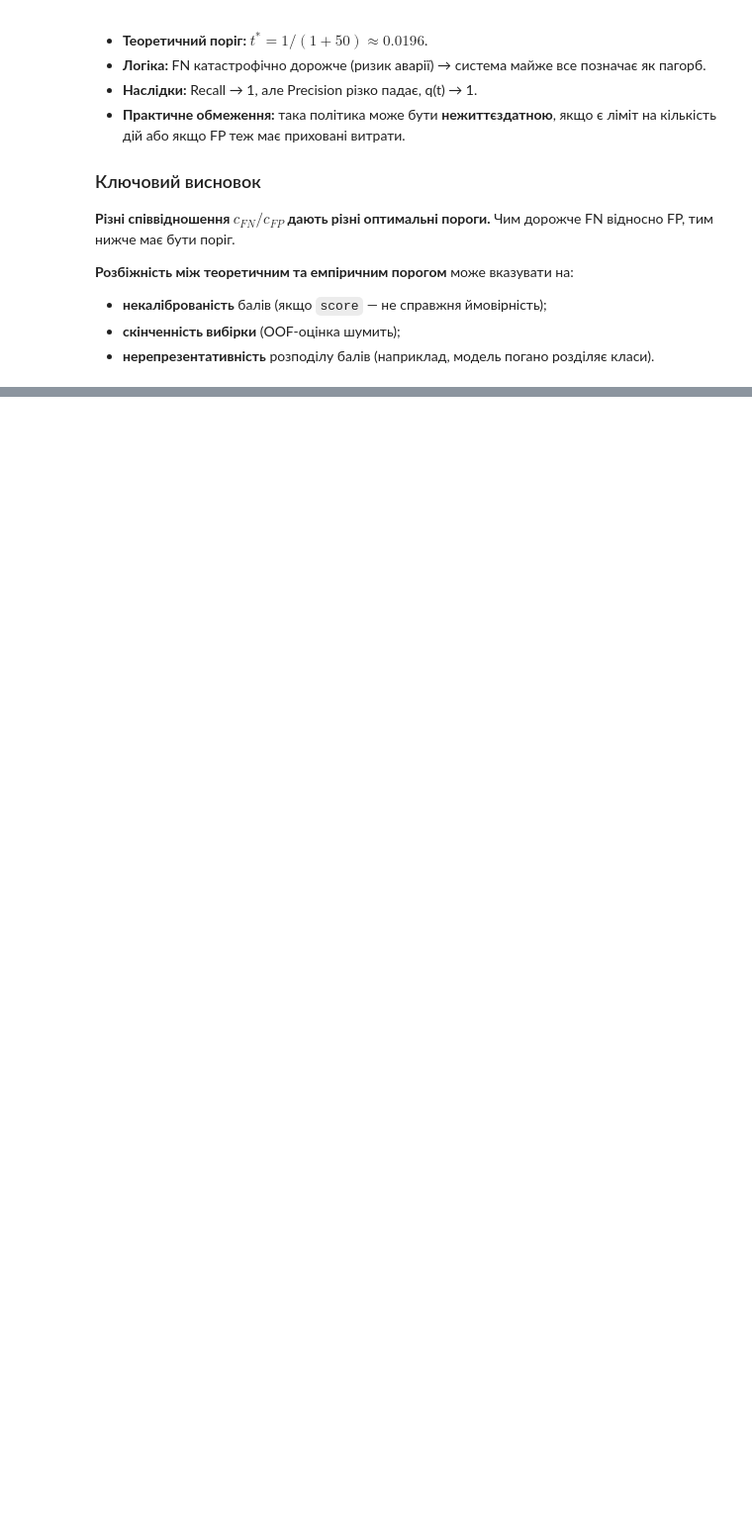
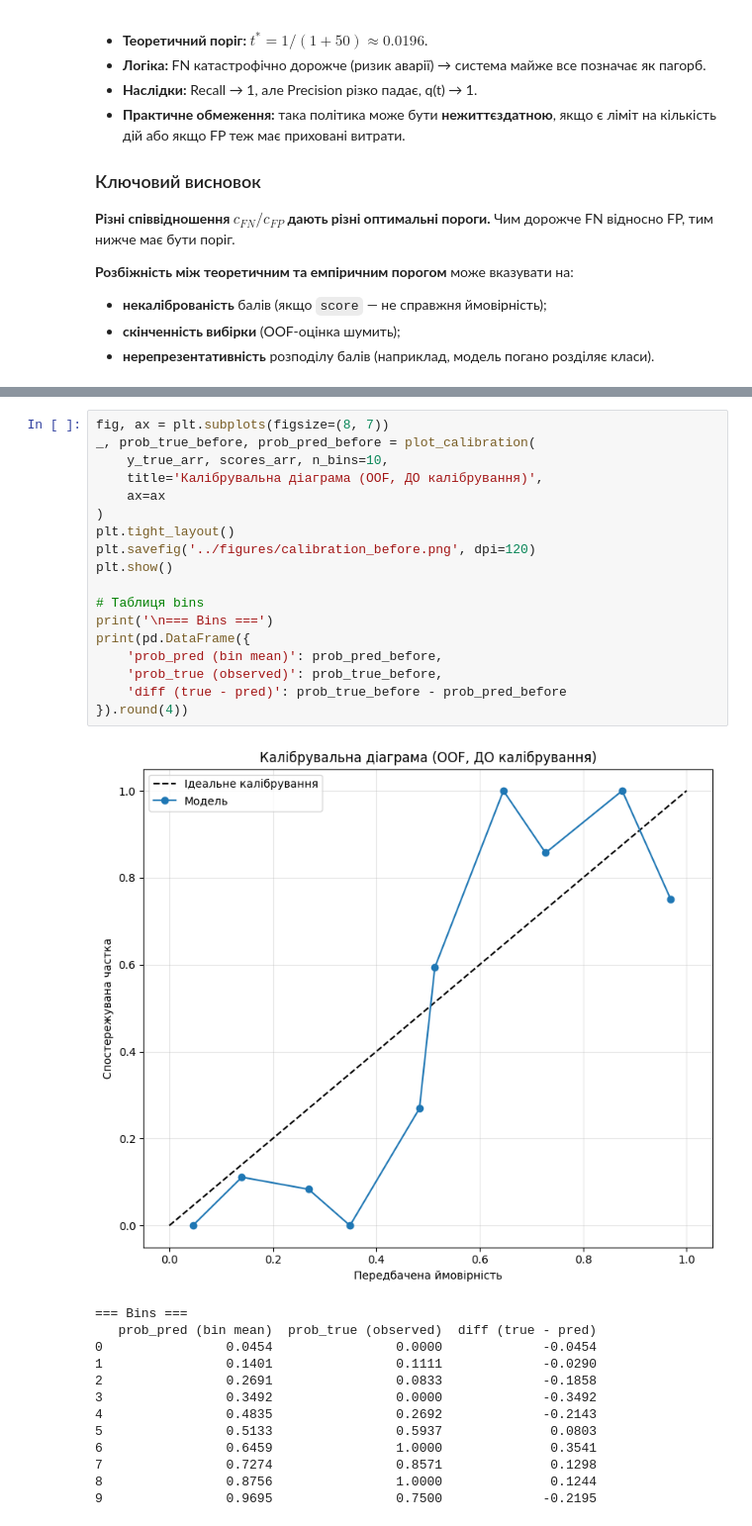
Before and after one commit to Yaroslav071315/machine-learning-course-volovnyk, a Jupyter notebook: practical04/notebook/Practical04.ipynb, the cells around one changed output, grey strips where cells are left out. Shown at 99% size. Cells and saved outputs as stored; diff of their text form; blank space fills up the shorter version.

Commit message:
Accounting for resource constraints and verification and improvement of calibration

```diff
--- a/practical04/notebook/Practical04.ipynb
+++ b/practical04/notebook/Practical04.ipynb
@@ -1011,0 +1397,32 @@ print('Графік збережено у ../figures/cost_curves_scenarios.png')
+# %%
+fig, ax = plt.subplots(figsize=(8, 7))
+_, prob_true_before, prob_pred_before = plot_calibration(
+    y_true_arr, scores_arr, n_bins=10,
+    title='Калібрувальна діаграма (OOF, ДО калібрування)',
+    ax=ax
+)
+plt.tight_layout()
+plt.savefig('../figures/calibration_before.png', dpi=120)
+plt.show()
+
+# Таблиця bins
+print('\n=== Bins ===')
+print(pd.DataFrame({
+    'prob_pred (bin mean)': prob_pred_before,
+    'prob_true (observed)': prob_true_before,
+    'diff (true - pred)': prob_true_before - prob_pred_before
+}).round(4))
+# %% [output]
+[figure, added]
+=== Bins ===
+   prob_pred (bin mean)  prob_true (observed)  diff (true - pred)
+0                0.0454                0.0000             -0.0454
+1                0.1401                0.1111             -0.0290
+2                0.2691                0.0833             -0.1858
+3                0.3492                0.0000             -0.3492
+4                0.4835                0.2692             -0.2143
+5                0.5133                0.5937              0.0803
+6                0.6459                1.0000              0.3541
+7                0.7274                0.8571              0.1298
+8                0.8756                1.0000              0.1244
+9                0.9695                0.7500             -0.2195
```
Also changed, not shown: parts of 30 cells of this notebook, 5 other files.
